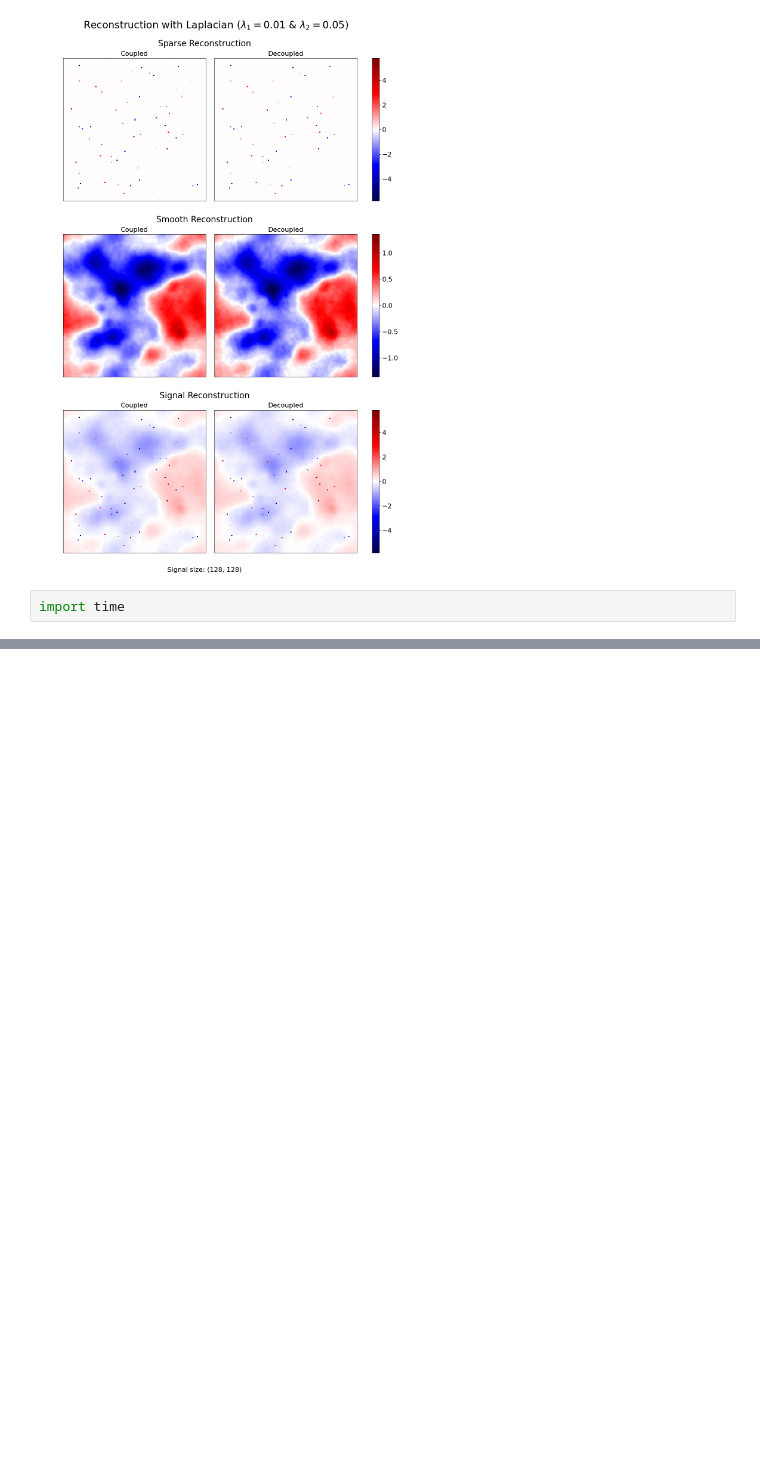
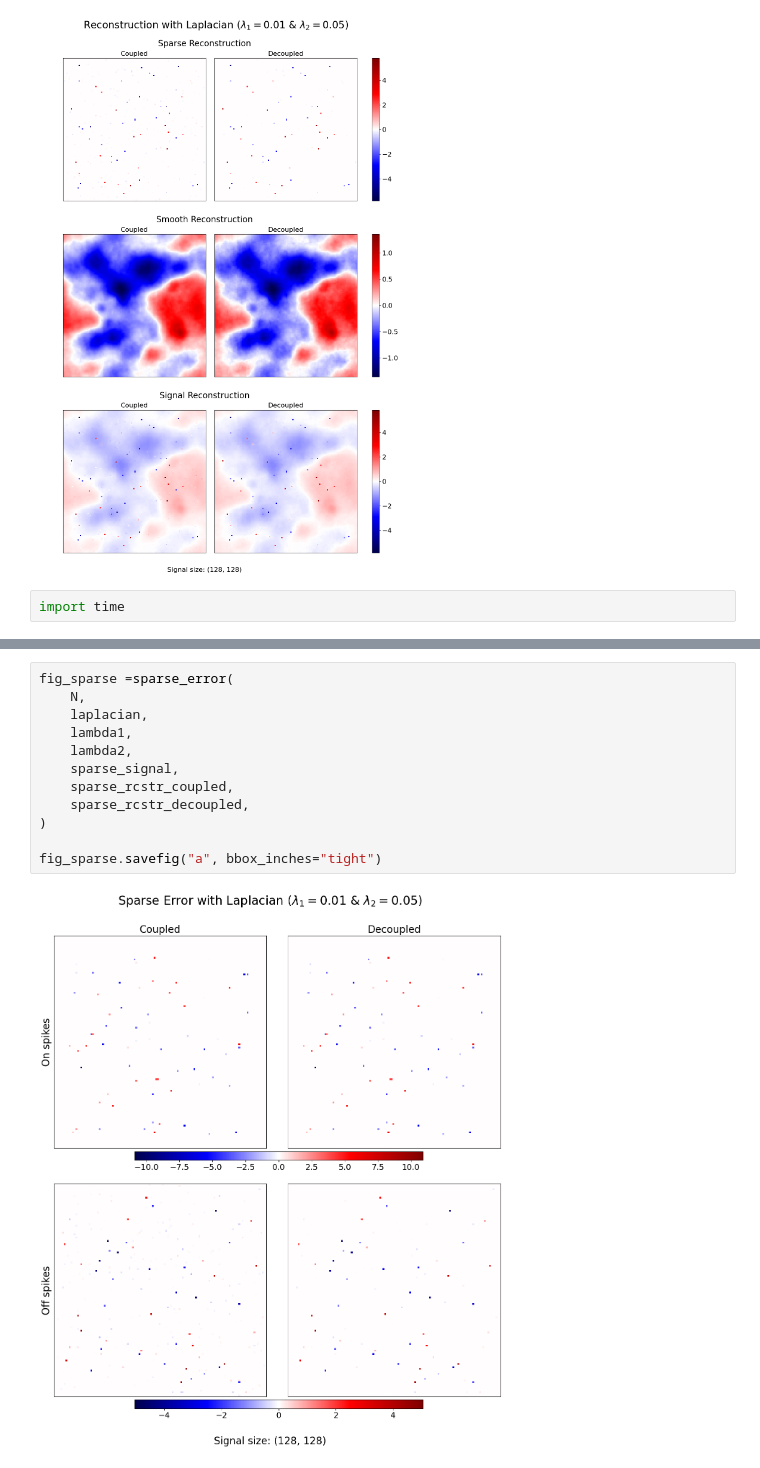
Before and after one commit to vacostaepfl/L1-L2, a Jupyter notebook: tests.ipynb, the cells around one changed output, grey strips where cells are left out. Saved outputs shown, nothing was run; the diff lists cells and outputs as text; blank space fills up the shorter version.

```diff
--- a/tests.ipynb
+++ b/tests.ipynb
@@ -309,0 +404,14 @@ for N in [64, 128, 256, 512]:
+# %%
+fig_sparse =sparse_error(
+    N,
+    laplacian,
+    lambda1,
+    lambda2,
+    sparse_signal,
+    sparse_rcstr_coupled,
+    sparse_rcstr_decoupled,
+)
+
+fig_sparse.savefig("a", bbox_inches="tight")
+# %% [output]
+[figure, added]
```
Also changed, not shown: parts of 6 cells of this notebook, 2 other files.
